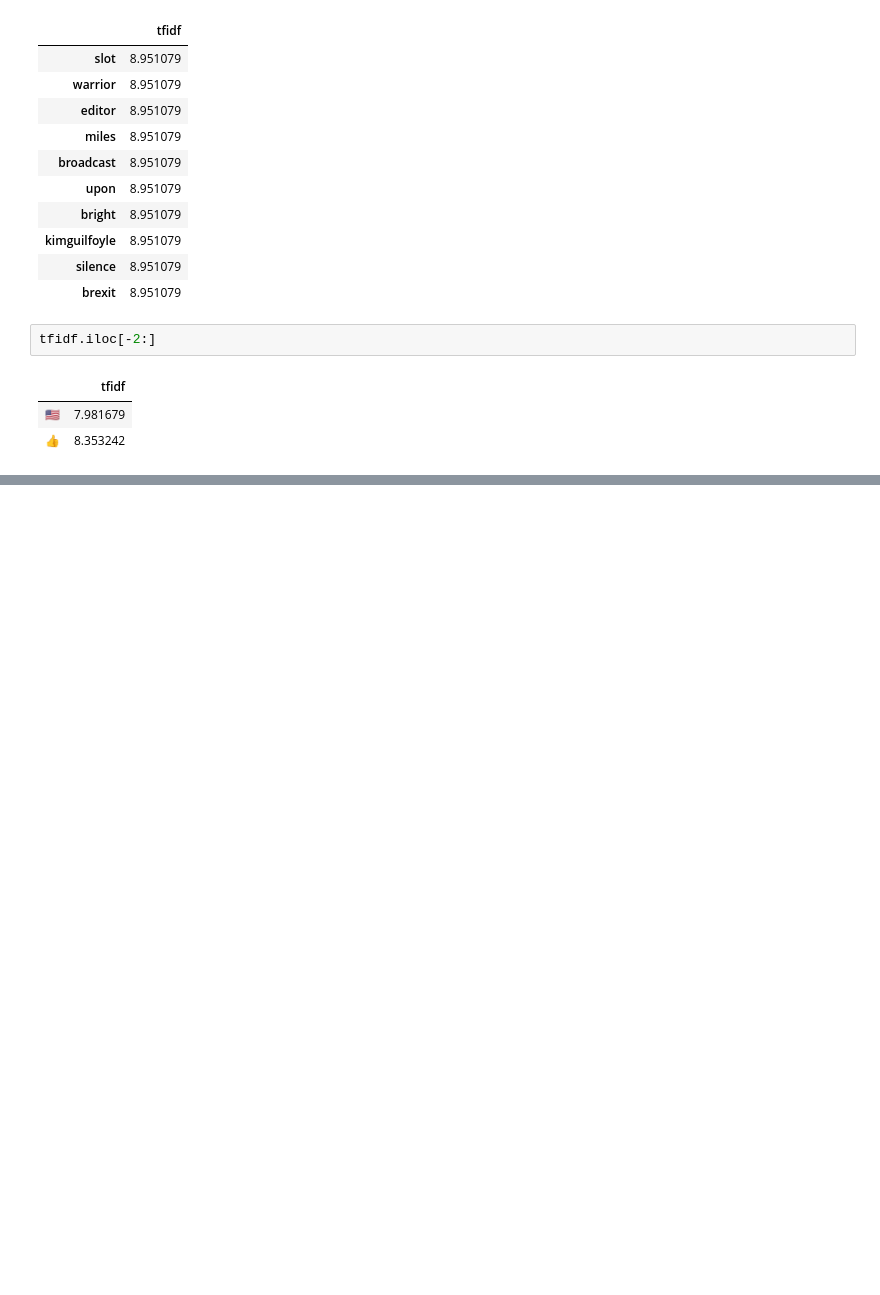
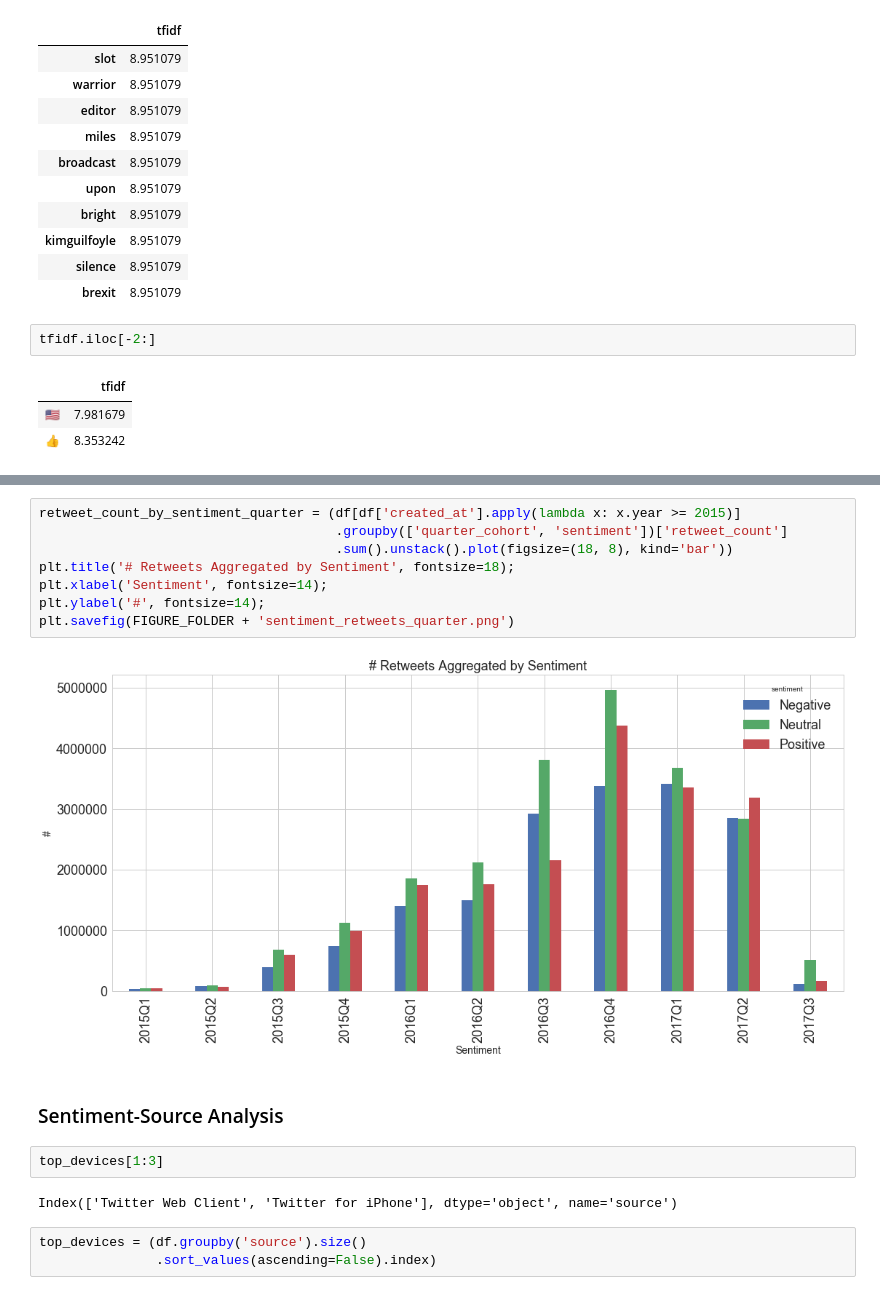
Before and after one commit to atulkumarin/project, a Jupyter notebook: analysis/project-report.ipynb, the cells around one changed output, grey strips where cells are left out. Cells and saved outputs as stored; diff of their text form; blank space fills up the shorter version.

```diff
--- a/analysis/project-report.ipynb
+++ b/analysis/project-report.ipynb
@@ -348,0 +435,19 @@ tfidf.iloc[-2:]
+# %%
+retweet_count_by_sentiment_quarter = (df[df['created_at'].apply(lambda x: x.year >= 2015)]
+                                      .groupby(['quarter_cohort', 'sentiment'])['retweet_count']
+                                      .sum().unstack().plot(figsize=(18, 8), kind='bar'))
+plt.title('# Retweets Aggregated by Sentiment', fontsize=18);
+plt.xlabel('Sentiment', fontsize=14);
+plt.ylabel('#', fontsize=14);
+plt.savefig(FIGURE_FOLDER + 'sentiment_retweets_quarter.png')
+# %% [output]
+[figure, added]
+# %% [markdown]
+### Sentiment-Source Analysis
+# %%
+top_devices[1:3]
+# %% [output]
+Index(['Twitter Web Client', 'Twitter for iPhone'], dtype='object', name='source')
+# %%
+top_devices = (df.groupby('source').size()
+               .sort_values(ascending=False).index)
```
Also changed, not shown: parts of 20 cells of this notebook, 8 other files.
